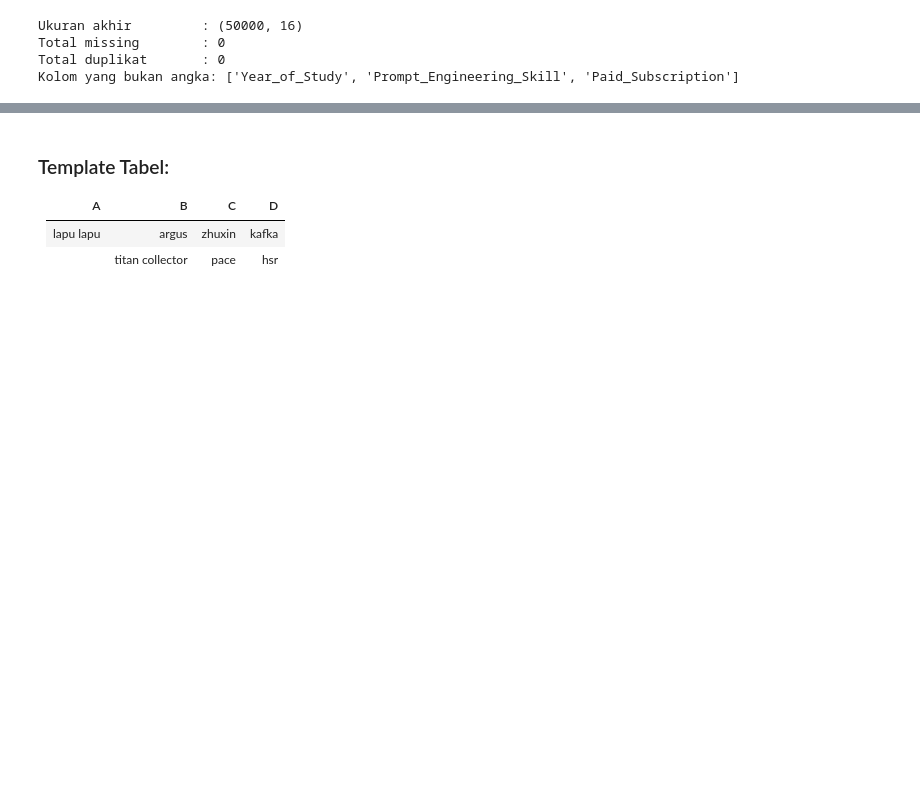
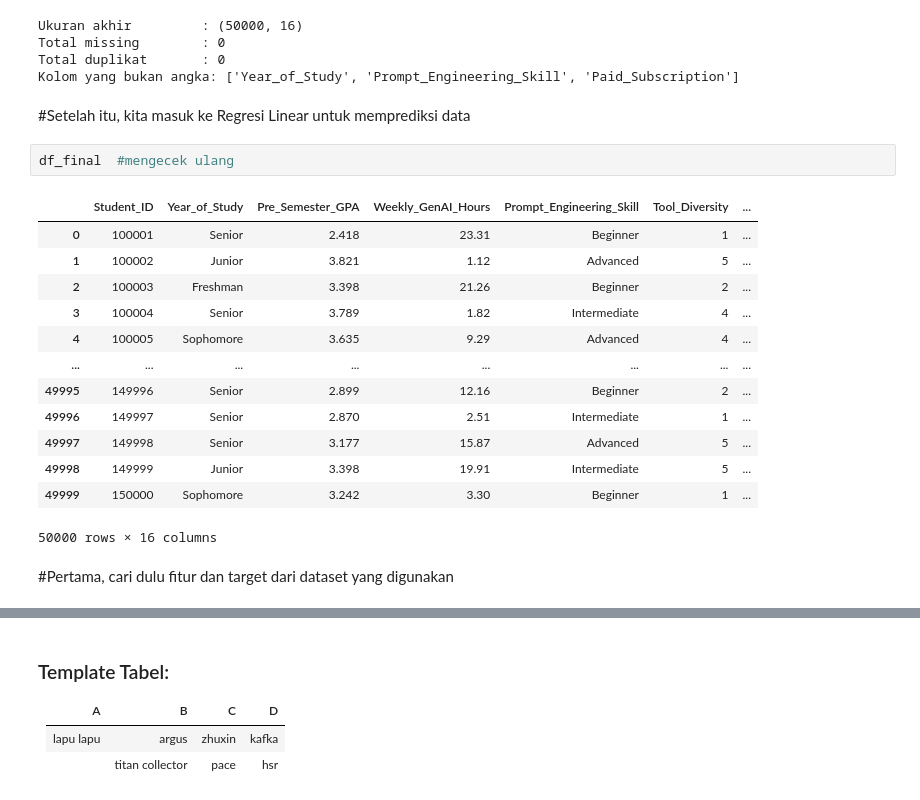
Before and after one commit to Shxrp08/Project_SG_I-Smile_Group6_2026, a Jupyter notebook: Project_SG_Group_6.ipynb, the cells around one changed output, grey strips where cells are left out. Saved outputs shown, nothing was run; the diff lists cells and outputs as text; blank space fills up the shorter version.

```diff
--- a/Project_SG_Group_6.ipynb
+++ b/Project_SG_Group_6.ipynb
@@ -430,3 +426,23 @@ Ukuran akhir         : (50000, 16)
 Total missing        : 0
 Total duplikat       : 0
 Kolom yang bukan angka: ['Year_of_Study', 'Prompt_Engineering_Skill', 'Paid_Subscription']
+# %% [markdown]
+#Setelah itu, kita masuk ke Regresi Linear untuk memprediksi data
+# %%
+df_final  #mengecek ulang
+# %% [output]
+|  | Student_ID | Year_of_Study | Pre_Semester_GPA | Weekly_GenAI_Hours | Prompt_Engineering_Skill | Tool_Diversity | ... |
+| 0 | 100001 | Senior | 2.418 | 23.31 | Beginner | 1 | ... |
+| 1 | 100002 | Junior | 3.821 | 1.12 | Advanced | 5 | ... |
+| 2 | 100003 | Freshman | 3.398 | 21.26 | Beginner | 2 | ... |
+| 3 | 100004 | Senior | 3.789 | 1.82 | Intermediate | 4 | ... |
+| 4 | 100005 | Sophomore | 3.635 | 9.29 | Advanced | 4 | ... |
+| ... | ... | ... | ... | ... | ... | ... | ... |
+| 49995 | 149996 | Senior | 2.899 | 12.16 | Beginner | 2 | ... |
+| 49996 | 149997 | Senior | 2.870 | 2.51 | Intermediate | 1 | ... |
+| 49997 | 149998 | Senior | 3.177 | 15.87 | Advanced | 5 | ... |
+| 49998 | 149999 | Junior | 3.398 | 19.91 | Intermediate | 5 | ... |
+| 49999 | 150000 | Sophomore | 3.242 | 3.30 | Beginner | 1 | ... |
+50000 rows × 16 columns
+# %% [markdown]
+#Pertama, cari dulu fitur dan target dari dataset yang digunakan
```
Also changed, not shown: parts of 4 cells of this notebook.
